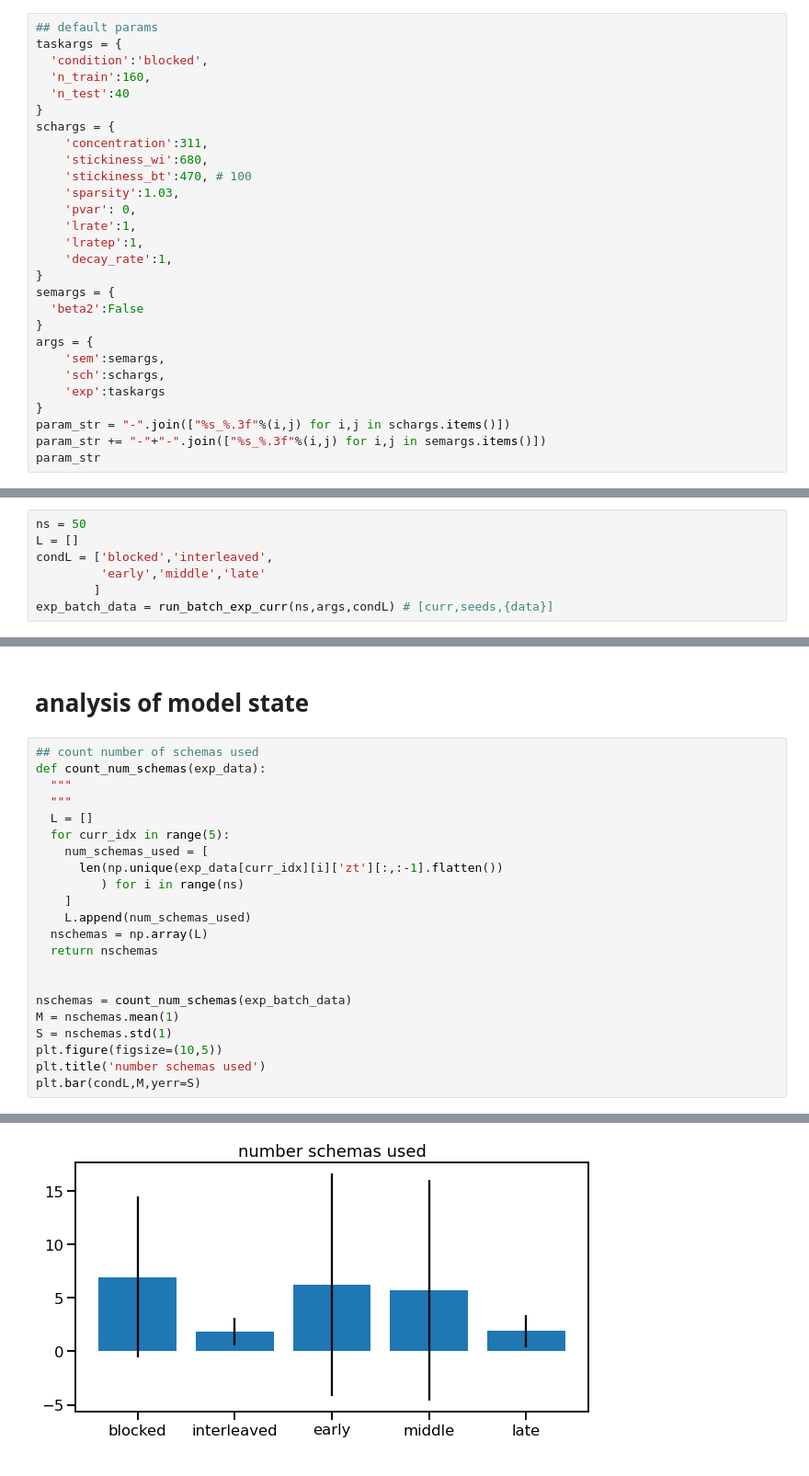
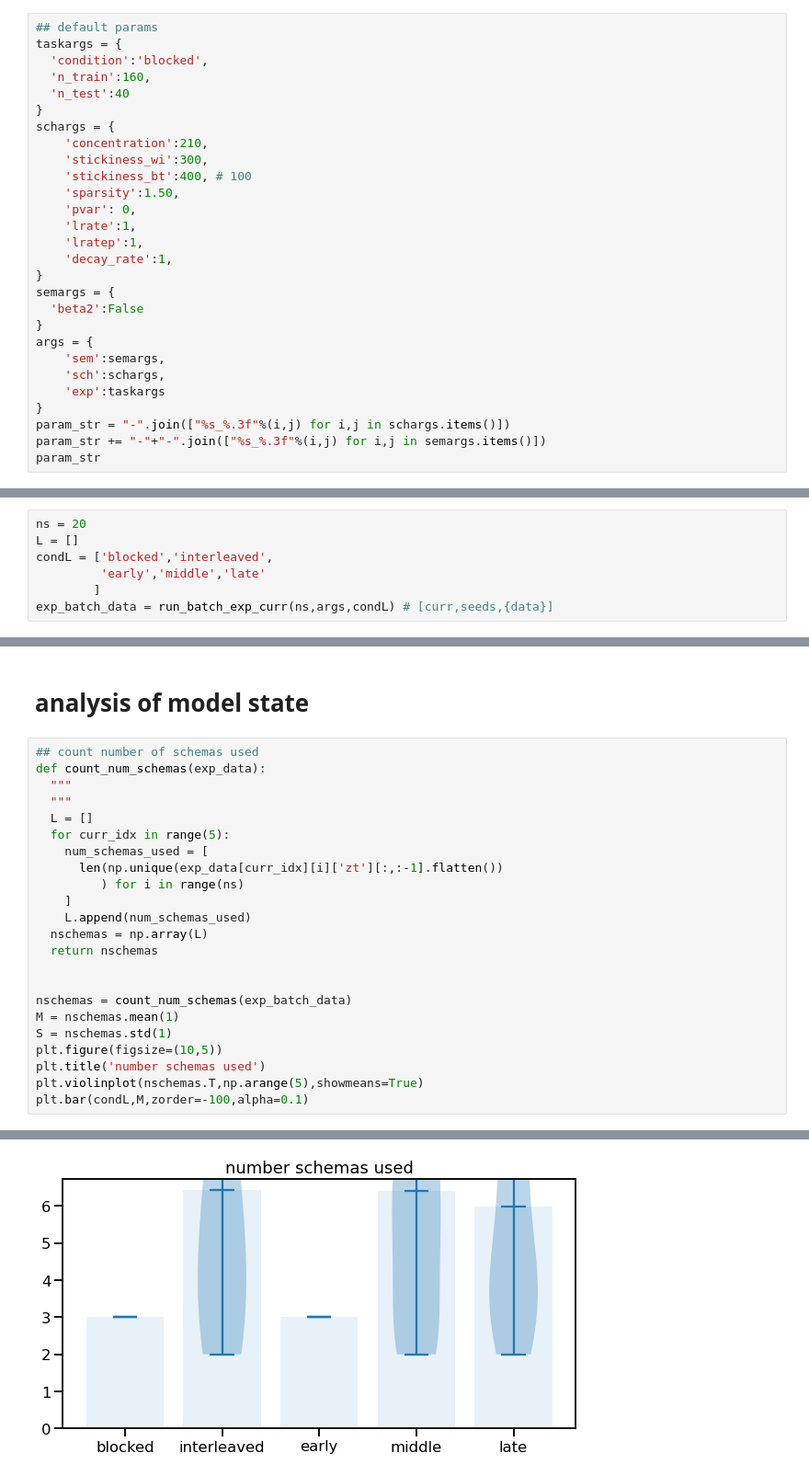
Before and after one commit to andrebeu/CSW, a Jupyter notebook: cswsem0621/single_model.ipynb, the cells around one changed output, grey strips where cells are left out. Shown at 92% size. Cells and saved outputs as stored; diff of their text form.

```diff
--- a/cswsem0621/single_model.ipynb
+++ b/cswsem0621/single_model.ipynb
@@ -81,10 +33,10 @@ taskargs = {
   'n_test':40
 }
 schargs = {
-    'concentration':311,
-    'stickiness_wi':680,
-    'stickiness_bt':470, # 100
-    'sparsity':1.03,
+    'concentration':210,
+    'stickiness_wi':300,
+    'stickiness_bt':400, # 100
+    'sparsity':1.50,
     'pvar': 0,
     'lrate':1,
     'lratep':1,
@@ -106,7 +58,7 @@ param_str
 # %% [markdown]
 ### main
 # %%
-ns = 50
+ns = 20
 L = []
 condL = ['blocked','interleaved',
          'early','middle','late'
@@ -177,26 +97,27 @@ plt.savefig('figures/single_model_nb/acc-by-time-%s.png'%param_str)
 # %%
 ## count number of schemas used
 def count_num_schemas(exp_data):
   """
   """
   L = []
   for curr_idx in range(5):
     num_schemas_used = [
       len(np.unique(exp_data[curr_idx][i]['zt'][:,:-1].flatten())
          ) for i in range(ns)
     ]
     L.append(num_schemas_used)
   nschemas = np.array(L)
   return nschemas
 
 
 nschemas = count_num_schemas(exp_batch_data)
 M = nschemas.mean(1)
 S = nschemas.std(1)
 plt.figure(figsize=(10,5))
 plt.title('number schemas used')
-plt.bar(condL,M,yerr=S)
+plt.violinplot(nschemas.T,np.arange(5),showmeans=True)
+plt.bar(condL,M,zorder=-100,alpha=0.1)
 # %% [output]
 <BarContainer object of 5 artists>
-[figure, old version]
+[figure, new version]
 # %%
```
Also changed, not shown: parts of 12 cells of this notebook, 30 other files.
